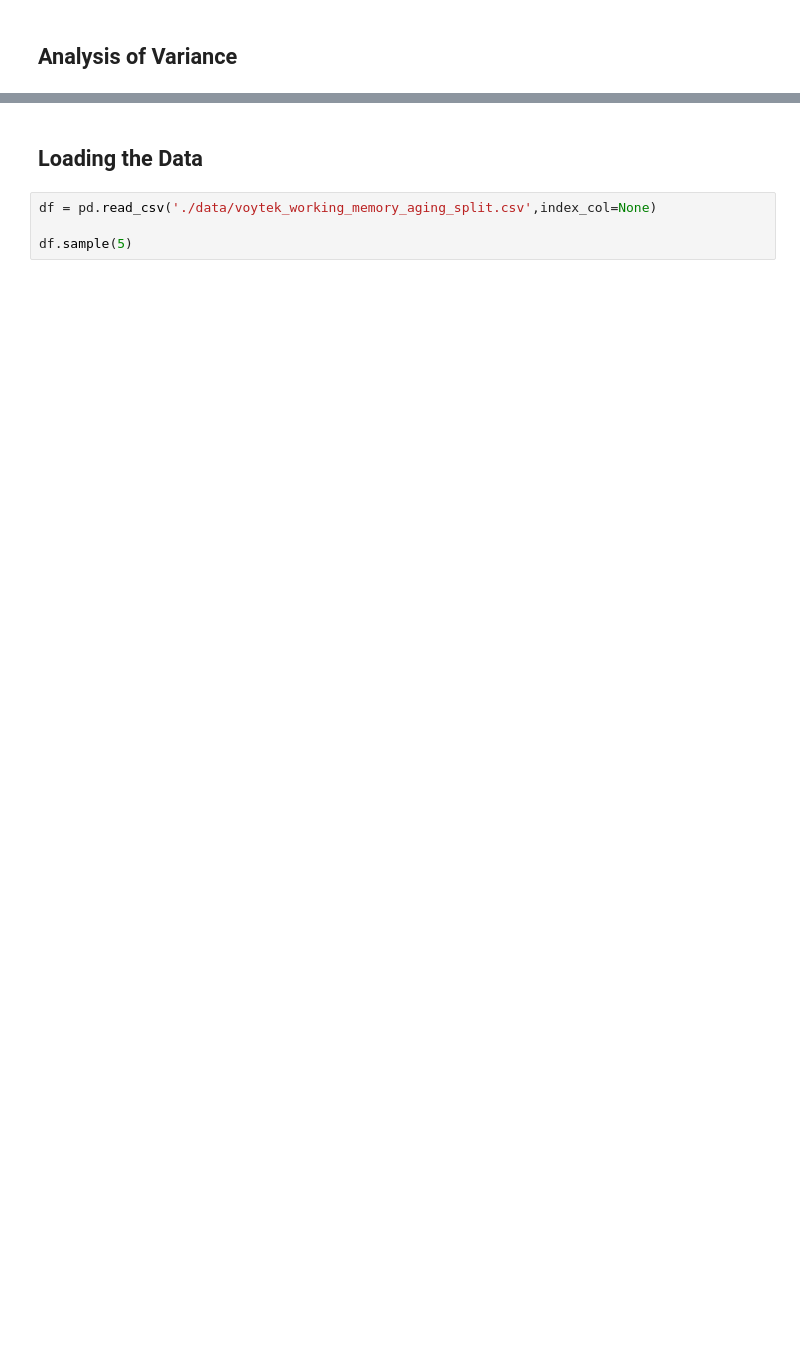
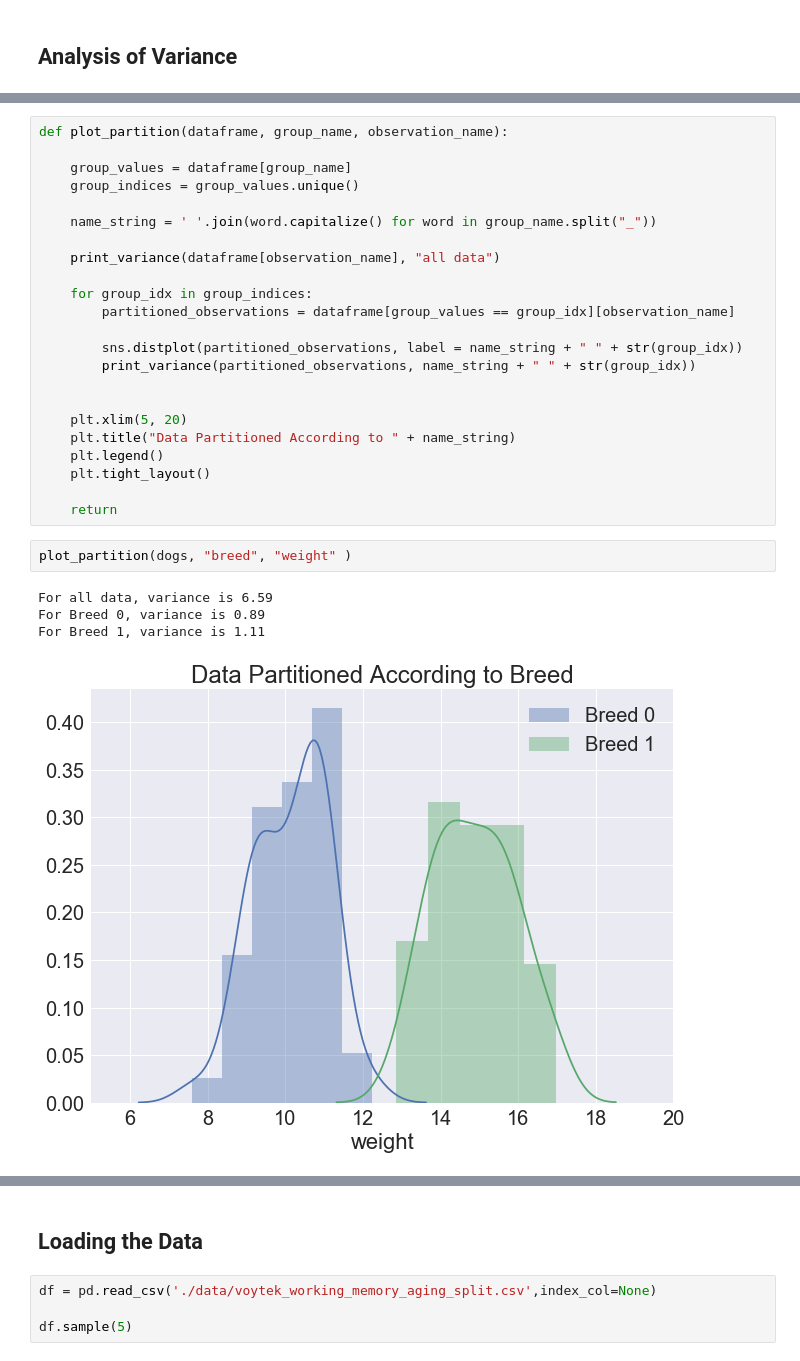
Before and after one commit to charlesfrye/AppliedStatisticsForNeuroscience, a Jupyter notebook: 05 - ANOVA I/Tutorial - ANOVA by Hand.ipynb, the cells around one changed output, grey strips where cells are left out. Drawn from its saved outputs; the diff is of its cells as text; blank space fills up the shorter version.

```diff
--- a/05 - ANOVA I/Tutorial - ANOVA by Hand.ipynb
+++ b/05 - ANOVA I/Tutorial - ANOVA by Hand.ipynb
@@ -31,0 +113,30 @@ Define familywise error rate here?
+# %%
+def plot_partition(dataframe, group_name, observation_name):
+
+    group_values = dataframe[group_name]
+    group_indices = group_values.unique()
+
+    name_string = ' '.join(word.capitalize() for word in group_name.split("_"))
+
+    print_variance(dataframe[observation_name], "all data")
+
+    for group_idx in group_indices:
+        partitioned_observations = dataframe[group_values == group_idx][observation_name]
+
+        sns.distplot(partitioned_observations, label = name_string + " " + str(group_idx))
+        print_variance(partitioned_observations, name_string + " " + str(group_idx))
+
+
+    plt.xlim(5, 20)
+    plt.title("Data Partitioned According to " + name_string)
+    plt.legend()
+    plt.tight_layout()
+
+    return
+# %%
+plot_partition(dogs, "breed", "weight" )
+# %% [output]
+For all data, variance is 6.59
+For Breed 0, variance is 0.89
+For Breed 1, variance is 1.11
+[figure, added]
```
Also changed, not shown: parts of 58 cells of this notebook.
